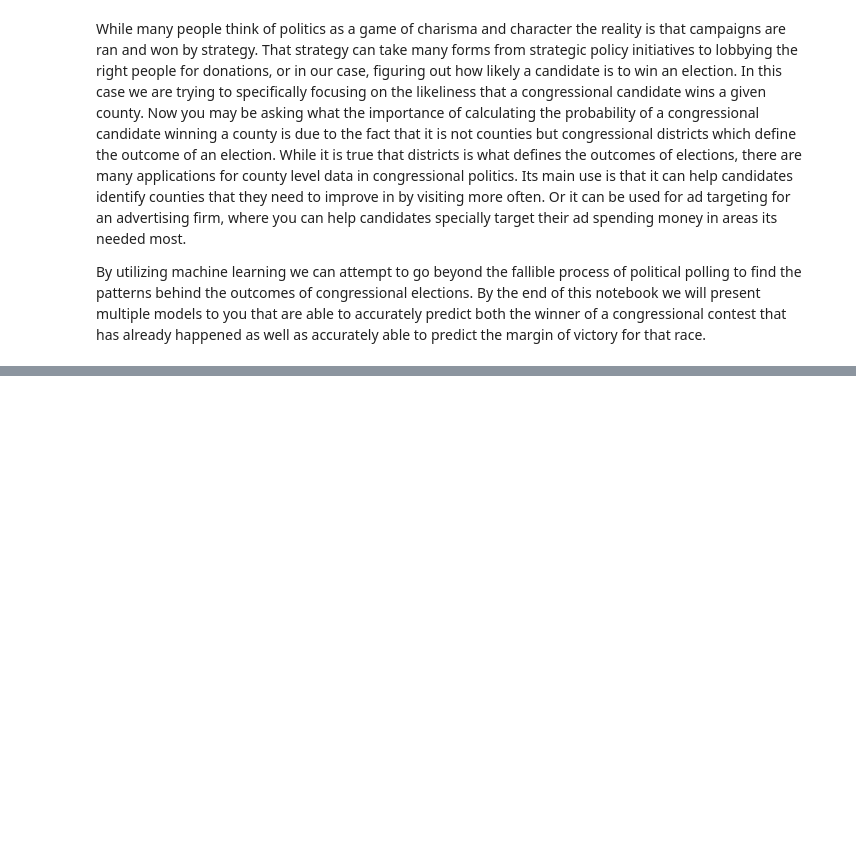
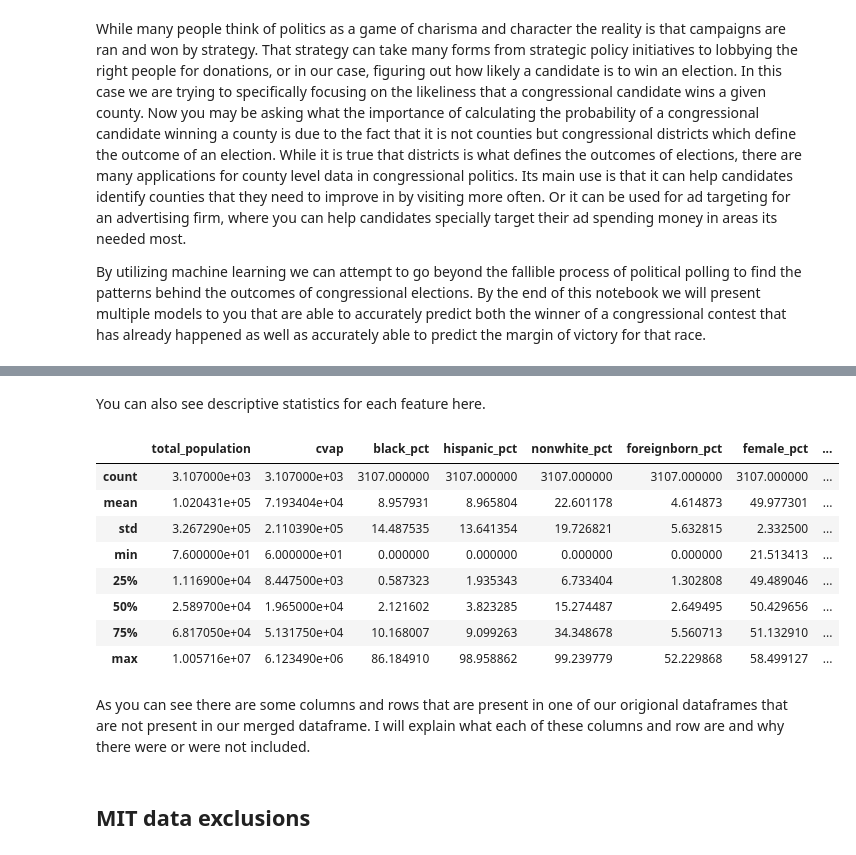
Before and after one commit to Nhunsick/project_3, a Jupyter notebook: Notebooks/Final_Notebook.ipynb, the cells around one changed output, grey strips where cells are left out. Saved outputs shown, nothing was run; the diff lists cells and outputs as text; code cells hidden in the pictures; blank space fills up the shorter version.

```diff
--- a/Notebooks/Final_Notebook.ipynb
+++ b/Notebooks/Final_Notebook.ipynb
@@ -48,0 +96,18 @@ By utilizing machine learning we can attempt to go beyond the fallible process o
+# %% [markdown]
+You can also see descriptive statistics for each feature here.
+# %%
+merged_df.describe()
+# %% [output]
+|  | total_population | cvap | black_pct | hispanic_pct | nonwhite_pct | foreignborn_pct | female_pct | ... |
+| count | 3.107000e+03 | 3.107000e+03 | 3107.000000 | 3107.000000 | 3107.000000 | 3107.000000 | 3107.000000 | ... |
+| mean | 1.020431e+05 | 7.193404e+04 | 8.957931 | 8.965804 | 22.601178 | 4.614873 | 49.977301 | ... |
+| std | 3.267290e+05 | 2.110390e+05 | 14.487535 | 13.641354 | 19.726821 | 5.632815 | 2.332500 | ... |
+| min | 7.600000e+01 | 6.000000e+01 | 0.000000 | 0.000000 | 0.000000 | 0.000000 | 21.513413 | ... |
+| 25% | 1.116900e+04 | 8.447500e+03 | 0.587323 | 1.935343 | 6.733404 | 1.302808 | 49.489046 | ... |
+| 50% | 2.589700e+04 | 1.965000e+04 | 2.121602 | 3.823285 | 15.274487 | 2.649495 | 50.429656 | ... |
+| 75% | 6.817050e+04 | 5.131750e+04 | 10.168007 | 9.099263 | 34.348678 | 5.560713 | 51.132910 | ... |
+| max | 1.005716e+07 | 6.123490e+06 | 86.184910 | 98.958862 | 99.239779 | 52.229868 | 58.499127 | ... |
+# %% [markdown]
+As you can see there are some columns and rows that are present in one of our origional dataframes that are not present in our merged dataframe. I will explain what each of these columns and row are and why there were or were not included.
+# %% [markdown]
+## MIT data exclusions
```
Also changed, not shown: parts of 13 cells of this notebook.
